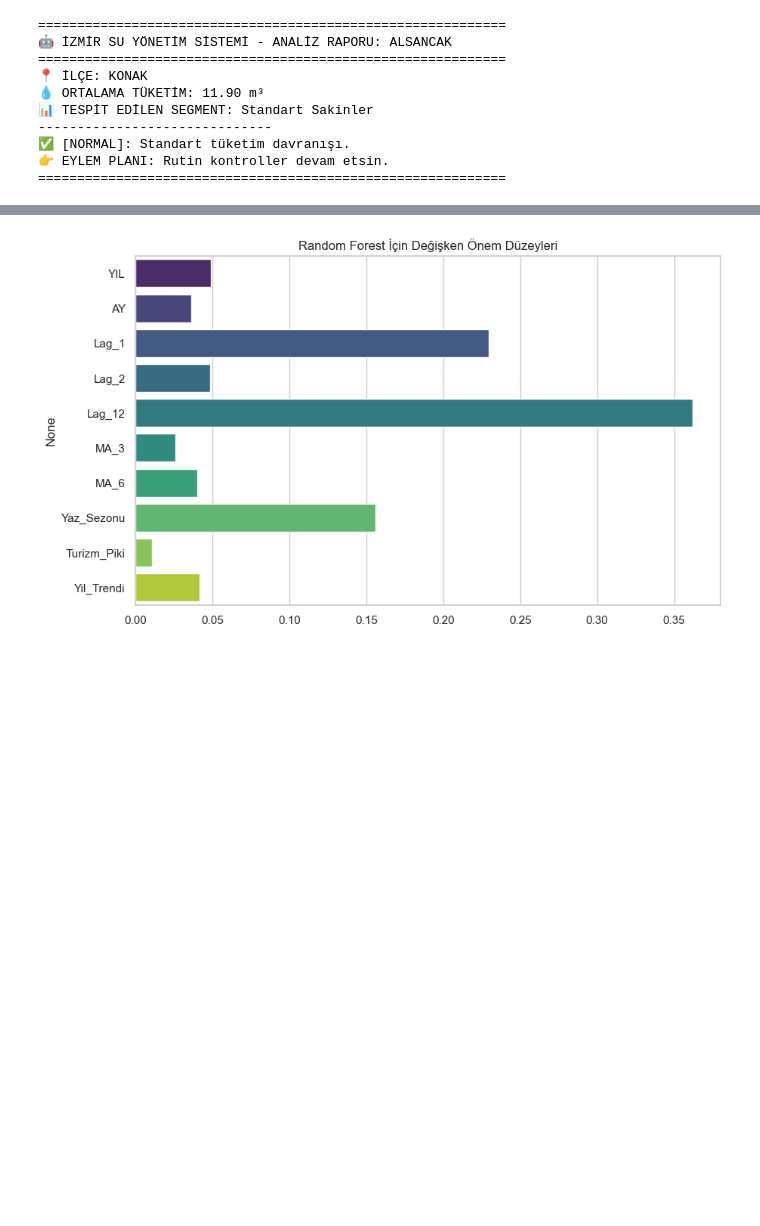
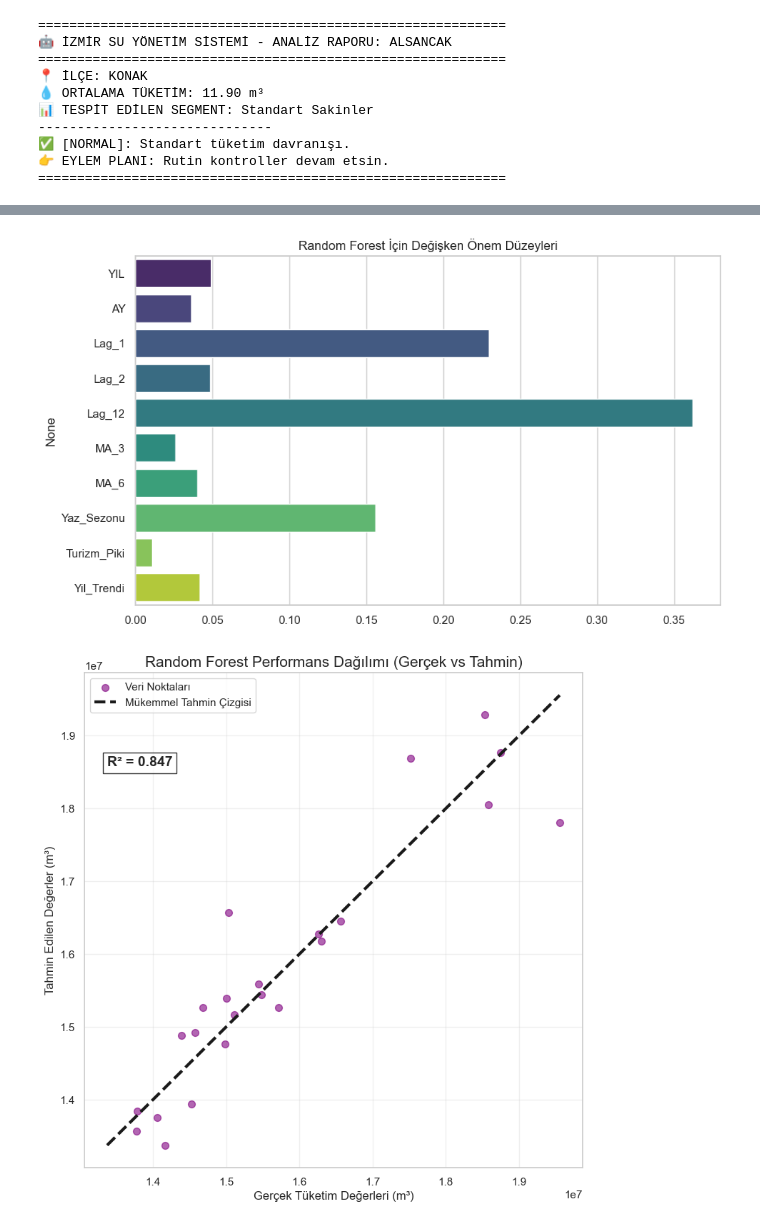
Before and after one commit to erenaltuncu/Izm-r-Water-Consumption-Clustering, a Jupyter notebook: main.ipynb, the cells around one changed output, grey strips where cells are left out. Cells and saved outputs as stored; diff of their text form; code cells hidden in the pictures; blank space fills up the shorter version.

```diff
--- a/main.ipynb
+++ b/main.ipynb
@@ -467,30 +467,56 @@ plt.grid(True, alpha=0.3)
 plt.show()
 
 # 6. FEATURE IMPORTANCE (Sadece Ağaç tabanlı modellerde çalışır)
 if "Forest" in en_iyi_model_adi or "Boost" in en_iyi_model_adi or "Tree" in en_iyi_model_adi:
     onem_dereceleri = en_iyi_model_obj.feature_importances_
     plt.figure(figsize=(10, 6))
     sns.barplot(x=onem_dereceleri, y=X.columns, hue=X.columns, legend=False, palette='viridis')
     plt.title(f'{en_iyi_model_adi} İçin Değişken Önem Düzeyleri')
     plt.show()
+
+# --- 7. GERÇEK VS TAHMİN DAĞILIM GRAFİĞİ (SCATTER PLOT) ---
+
+plt.figure(figsize=(9, 9))
+
+# Noktaları çiz (Gerçek vs Tahmin)
+plt.scatter(y_test, en_iyi_tahminler, alpha=0.6, color='purple', s=50, label='Veri Noktaları')
+
+# Mükemmel Tahmin Çizgisi (x=y doğrusu)
+# Eğer model hatasız olsaydı tüm noktalar bu siyah çizgi üzerinde olurdu.
+min_val = min(y_test.min(), en_iyi_tahminler.min())
+max_val = max(y_test.max(), en_iyi_tahminler.max())
+plt.plot([min_val, max_val], [min_val, max_val], 'k--', lw=3, label='Mükemmel Tahmin Çizgisi')
+
+plt.title(f'{en_iyi_model_adi} Performans Dağılımı (Gerçek vs Tahmin)', fontsize=15)
+plt.xlabel('Gerçek Tüketim Değerleri (m³)', fontsize=12)
+plt.ylabel('Tahmin Edilen Değerler (m³)', fontsize=12)
+plt.legend()
+plt.grid(True, alpha=0.3)
+
+# R2 Skorunu grafiğin üzerine yazalım (Haval ı durur)
+plt.text(min_val, max_val*0.95, f'R² = {en_iyi_skor:.3f}', fontsize=14, fontweight='bold',
+         bbox=dict(facecolor='white', alpha=0.8, edgecolor='black'))
+
+plt.show()
 # %% [output]
  TAHMİN MODÜLÜ ÇALIŞTIRILIYOR...
 MODEL ADI                      R2 SKORU   MAPE (%)
 -------------------------------------------------------
 Random Forest                  0.8470     %2.89
 AdaBoost                       0.8248     %3.34
 Gradient Boosting (Yeni)       0.6545     %3.98
 KNN Regresyon                  0.6730     %4.48
 Decision Tree                  0.6354     %5.10
 SVR (Destek Vektör)            -0.6267     %8.74
 
 --- AKADEMİK KARŞILAŞTIRMA TABLOSU ---
                       Model  R2_Score      MAPE
 0             Random Forest  0.847005  2.893038
 1                 AdaBoost   0.824775  3.343411
 3             KNN Regresyon  0.672960  4.477231
 2  Gradient Boosting (Yeni)  0.654450  3.975402
 4             Decision Tree  0.635351  5.095789
 5       SVR (Destek Vektör) -0.626730  8.744113
 [figure]
 [figure]
+[figure, added]
```
Also changed, not shown: 1 other file.
